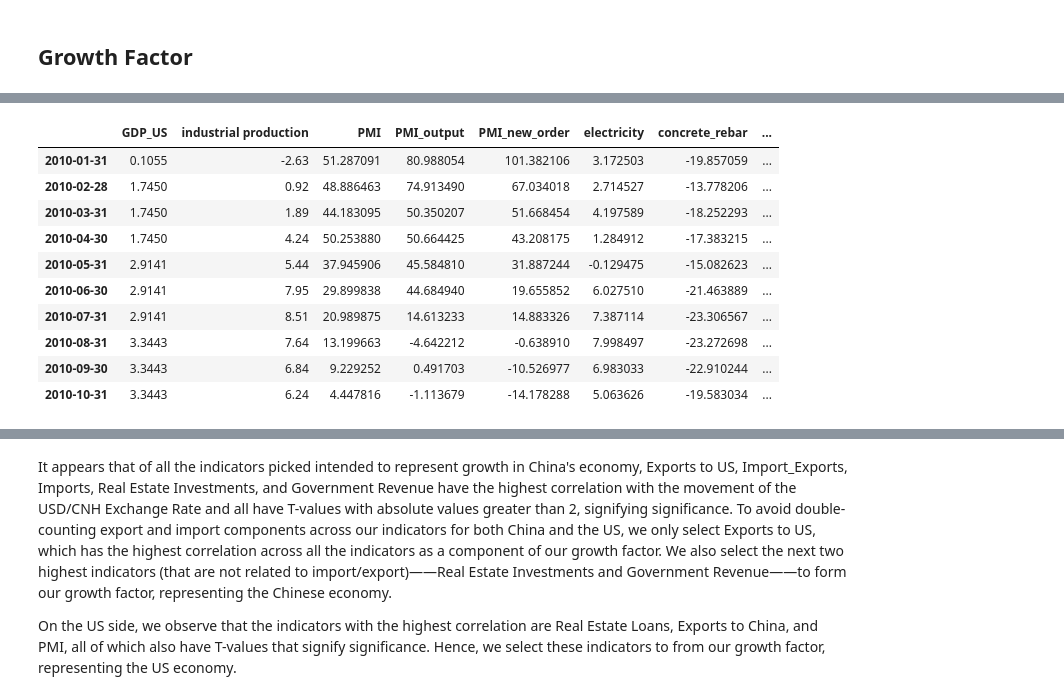
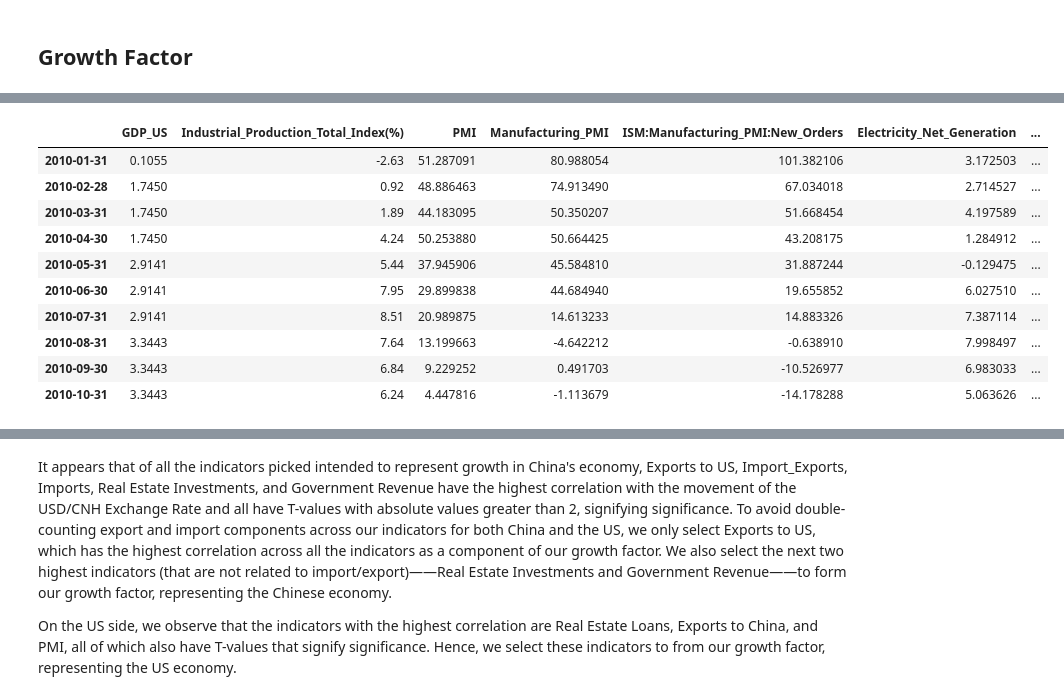
Before and after one commit to miaxiaozl/forex-project, a Jupyter notebook: notebooks/01_data_collection.ipynb, the cells around one changed output, grey strips where cells are left out. Cells and saved outputs as stored; diff of their text form; code cells hidden in the pictures.

```diff
--- a/notebooks/01_data_collection.ipynb
+++ b/notebooks/01_data_collection.ipynb
@@ -386,8 +356,39 @@ us_needsa_cols = ['PMI', 'PMI_output', 'PMI_new_order', 'electricity', 'crude_st
+# %%
+us_growth_inds = {
+        # production method
+        # general macro indicators
+        'GDP_US': 'G1112986',
+        'Industrial_Production_Total_Index(%)': 'G1109285',
+        'PMI': 'G0002323',
+        'Manufacturing_PMI': 'G0008346',
+        'ISM:Manufacturing_PMI:New_Orders': 'G0008345',
+        # by industry
+        'Electricity_Net_Generation': 'G1130815',
+        'RIW:Concrete_and_Product': 'D5715886',
+        'Production:Crude_Steel(%)': 'S5709965',
+        'Industrial_Production_Index_Autos': 'G1121656',
+        # expenditure method
+        # investment
+        'Real_Estate_Loans': 'T7212500',
+        # consumption
+        'New_Houses_Sold': 'G0003650',
+        'Auto_Sales': 'G1121638',
+        'Retail_and_Food_Services_Sales(%)': 'G1113053',
+        # net export
+        'Goods_Balance(%)': 'G1113168',
+        'Goods_Export(%)': 'G1113166',
+        'Goods_Import(%)': 'G1113167',
+        'Exports_China': 'G1101044',
+        # income method
+        'Receipts_of_Fed_Govt(%)': 'G1100347'
+}
+us_nonyoy_cols = ['PMI', 'Manufacturing_PMI', 'ISM:Manufacturing_PMI:New_Orders', 'Electricity_Net_Generation', 'RIW:Concrete_and_Product', 'Industrial_Production_Index_Autos', 'Real_Estate_Loans', 'New_Houses_Sold', 'Auto_Sales', 'Exports_China']
+us_needsa_cols = ['PMI', 'Manufacturing_PMI', 'ISM:Manufacturing_PMI:New_Orders', 'Electricity_Net_Generation', 'Production:Crude_Steel(%)', 'Auto_Sales', 'Retail_and_Food_Services_Sales(%)', 'Goods_Balance(%)', 'Goods_Export(%)', 'Goods_Import(%)', 'Exports_China']
 # %%
 df_us_growth = extract_inds(us_growth_inds)
 df_us_growth = lag_data(df_us_growth)  # lag data by 1 period
 df_us_growth = logyoy(df_us_growth, us_nonyoy_cols)
-df_us_growth = df_us_growth.bfill().interpolate(method="linear")  # interpolate missing values
+df_us_growth = df_us_growth.bfill(limit=2).ffill().interpolate(method="linear")  # interpolate missing values
 df_us_growth = apply_x11(df_us_growth, us_needsa_cols)
 df_us_growth.head(10)
 # %% [output]
@@ -410,14 +415,14 @@ df_us_growth.head(10)
-|  | GDP_US | industrial production | PMI | PMI_output | PMI_new_order | electricity | concrete_rebar | ... |
-| 2010-01-31 | 0.1055 | -2.63 | 51.287091 | 80.988054 | 101.382106 | 3.172503 | -19.857059 | ... |
-| 2010-02-28 | 1.7450 | 0.92 | 48.886463 | 74.913490 | 67.034018 | 2.714527 | -13.778206 | ... |
-| 2010-03-31 | 1.7450 | 1.89 | 44.183095 | 50.350207 | 51.668454 | 4.197589 | -18.252293 | ... |
-| 2010-04-30 | 1.7450 | 4.24 | 50.253880 | 50.664425 | 43.208175 | 1.284912 | -17.383215 | ... |
-| 2010-05-31 | 2.9141 | 5.44 | 37.945906 | 45.584810 | 31.887244 | -0.129475 | -15.082623 | ... |
-| 2010-06-30 | 2.9141 | 7.95 | 29.899838 | 44.684940 | 19.655852 | 6.027510 | -21.463889 | ... |
-| 2010-07-31 | 2.9141 | 8.51 | 20.989875 | 14.613233 | 14.883326 | 7.387114 | -23.306567 | ... |
-| 2010-08-31 | 3.3443 | 7.64 | 13.199663 | -4.642212 | -0.638910 | 7.998497 | -23.272698 | ... |
-| 2010-09-30 | 3.3443 | 6.84 | 9.229252 | 0.491703 | -10.526977 | 6.983033 | -22.910244 | ... |
-| 2010-10-31 | 3.3443 | 6.24 | 4.447816 | -1.113679 | -14.178288 | 5.063626 | -19.583034 | ... |
+|  | GDP_US | Industrial_Production_Total_Index(%) | PMI | Manufacturing_PMI | ISM:Manufacturing_PMI:New_Orders | Electricity_Net_Generation | ... |
+| 2010-01-31 | 0.1055 | -2.63 | 51.287091 | 80.988054 | 101.382106 | 3.172503 | ... |
+| 2010-02-28 | 1.7450 | 0.92 | 48.886463 | 74.913490 | 67.034018 | 2.714527 | ... |
+| 2010-03-31 | 1.7450 | 1.89 | 44.183095 | 50.350207 | 51.668454 | 4.197589 | ... |
+| 2010-04-30 | 1.7450 | 4.24 | 50.253880 | 50.664425 | 43.208175 | 1.284912 | ... |
+| 2010-05-31 | 2.9141 | 5.44 | 37.945906 | 45.584810 | 31.887244 | -0.129475 | ... |
+| 2010-06-30 | 2.9141 | 7.95 | 29.899838 | 44.684940 | 19.655852 | 6.027510 | ... |
+| 2010-07-31 | 2.9141 | 8.51 | 20.989875 | 14.613233 | 14.883326 | 7.387114 | ... |
+| 2010-08-31 | 3.3443 | 7.64 | 13.199663 | -4.642212 | -0.638910 | 7.998497 | ... |
+| 2010-09-30 | 3.3443 | 6.84 | 9.229252 | 0.491703 | -10.526977 | 6.983033 | ... |
+| 2010-10-31 | 3.3443 | 6.24 | 4.447816 | -1.113679 | -14.178288 | 5.063626 | ... |
 # %%
 us_growth_ctrb = regress(df_us_growth, df_forex)
 us_growth_ctrb
```
Also changed, not shown: parts of 11 cells of this notebook, 1 other file.
